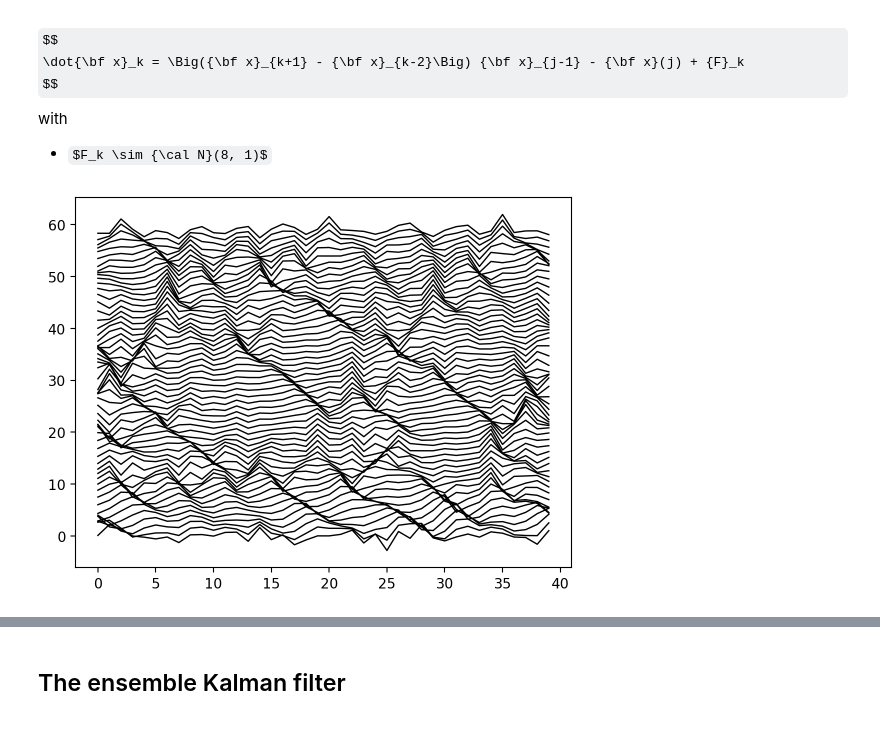
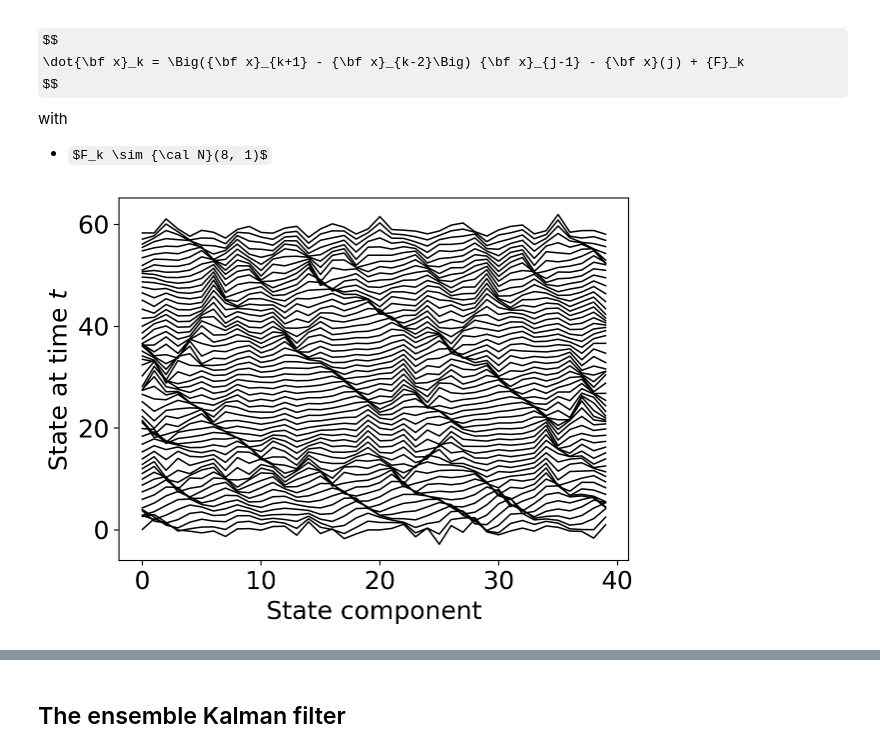
Before and after one commit to gerdm/weighted-likelihood-filter, a Jupyter notebook: experiments/ensemble-kf.ipynb, the cells around one changed output, grey strips where cells are left out. Drawn from its saved outputs; the diff is of its cells as text; code cells hidden in the pictures; some formulas as TeX source.

```diff
--- a/experiments/ensemble-kf.ipynb
+++ b/experiments/ensemble-kf.ipynb
@@ -12,3 +12,15 @@ from functools import partial
+# %%
+%load_ext autoreload
+%autoreload 2
+%config InlineBackend.figure_format = "retina"
+
+plt.rcParams["font.size"] = 18
+cmap = {
+    "ANN-1": "crimson",
+    "WLF-IMQ": "dodgerblue",
+    "KF": "lightseagreen",
+    "WLF-MD": "gold",
+}
 # %%
 def rk4_step(y, i, dt, f):
     h = dt
@@ -100,8 +112,13 @@ xs = xs.at[0].set(x0)
 xs = rk4(xs, dt, N, f)
 ys = xs + jax.random.normal(key_measurement, xs.shape)
 # %%
-i = 0
-for n, row in enumerate(xs_cpu[i:i+60]):
-    plt.plot((row - row.mean()) / row.std() + n, c="black", linewidth=1.0, zorder=2)
+xs_cpu = np.array(xs)
+for n, row in enumerate(xs):
+    # plt.axhline(y=n, c="tab:gray", zorder=0)
+    plt.plot((row - row.mean()) / row.std() + n, c="black", zorder=1, linewidth=1.1)
+plt.xlabel("State component")
+plt.ylabel("State at time $t$")
+plt.tight_layout()
+plt.savefig("./figures/lorenz96-waves.png", dpi=300)
 # %% [output]
-[figure, old version]
+[figure, new version]
```
Also changed, not shown: parts of 16 cells of this notebook.
